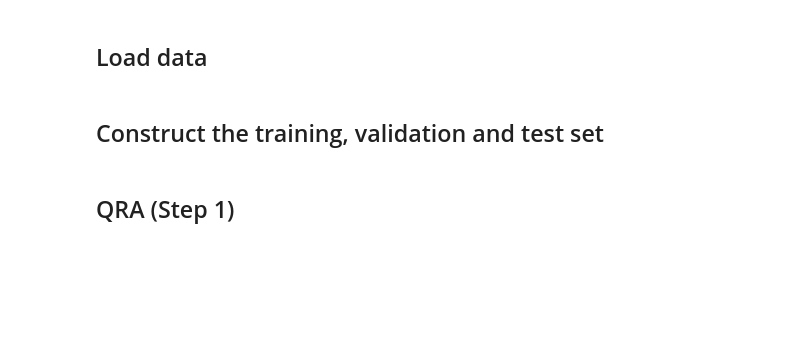
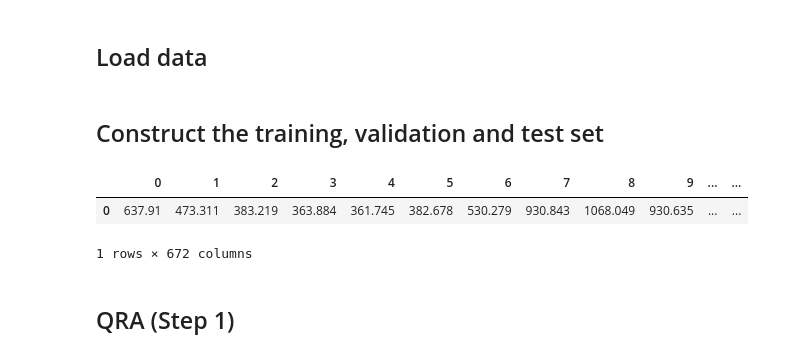
Before and after one commit to kaishxu/ProbabilisticLoadForecasting, a Jupyter notebook: forecasting/probabilistic/demo_qra.ipynb, the cells around one changed output. Drawn from its saved outputs; the diff is of its cells as text; code cells hidden in the pictures; blank space fills up the shorter version.

```diff
--- a/forecasting/probabilistic/demo_qra.ipynb
+++ b/forecasting/probabilistic/demo_qra.ipynb
@@ -13,7 +13,7 @@ data_set = 'Irish_2010'
 year = '2010'
 method = 'kmeans'
 num_clusters = 1
-month = 1
+month = 2
 
 # load series (n clusters)
 df = pd.read_csv(path + '/result/' + data_set + '/clustering/point/' + method + '/month_' + str(month) + '_series_' + str(num_clusters) + '.csv', header=None)
@@ -58,6 +58,12 @@ cluster = 0   # 0, 1, ..., num_clusters-1
 
 # load series (series of a specific cluster)
 series = df.values[cluster].reshape(months[month-1]*24, 1).shape
+# %%
+df
+# %% [output]
+|  | 0 | 1 | 2 | 3 | 4 | 5 | 6 | 7 | 8 | 9 | ... | ... |
+| 0 | 637.91 | 473.311 | 383.219 | 363.884 | 361.745 | 382.678 | 530.279 | 930.843 | 1068.049 | 930.635 | ... | ... |
+1 rows × 672 columns
 # %% [markdown]
 ## QRA (Step 1)
 # %%
```
Also changed, not shown: 3 other files.
